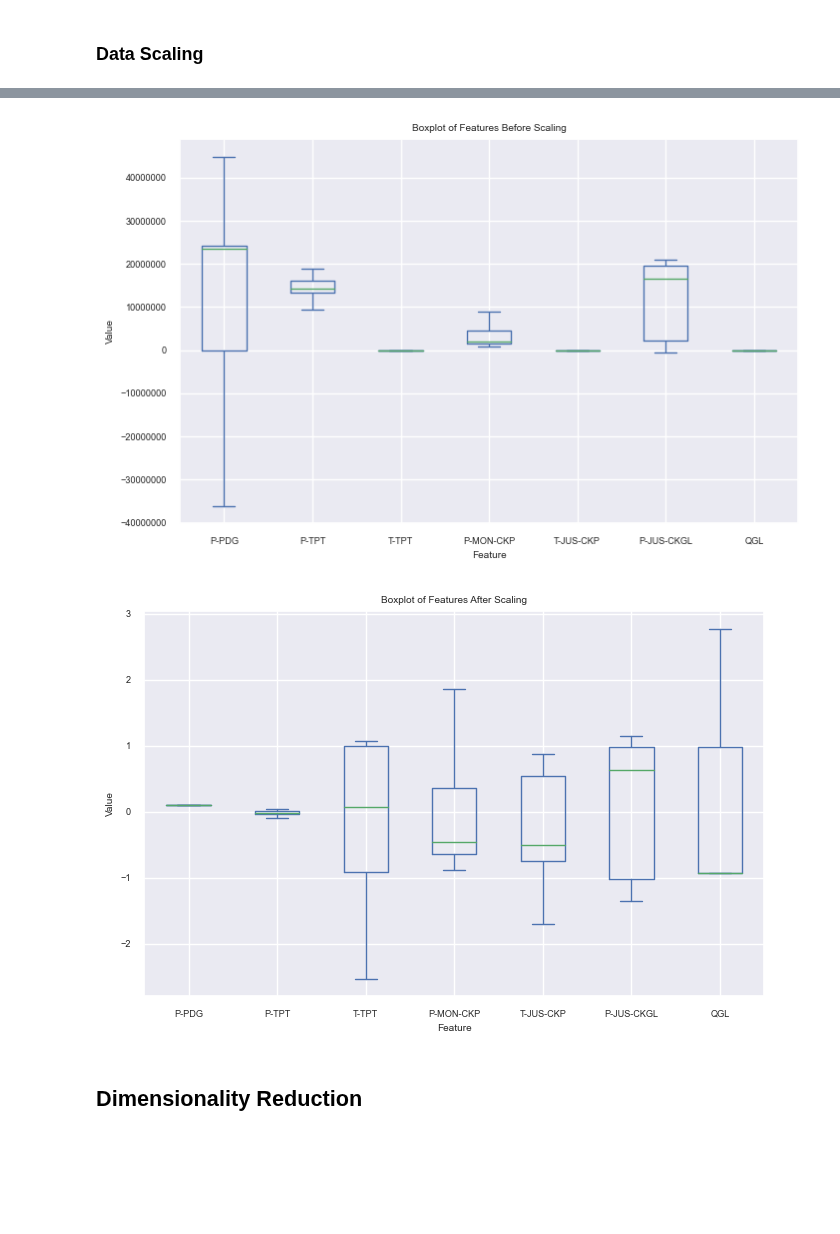
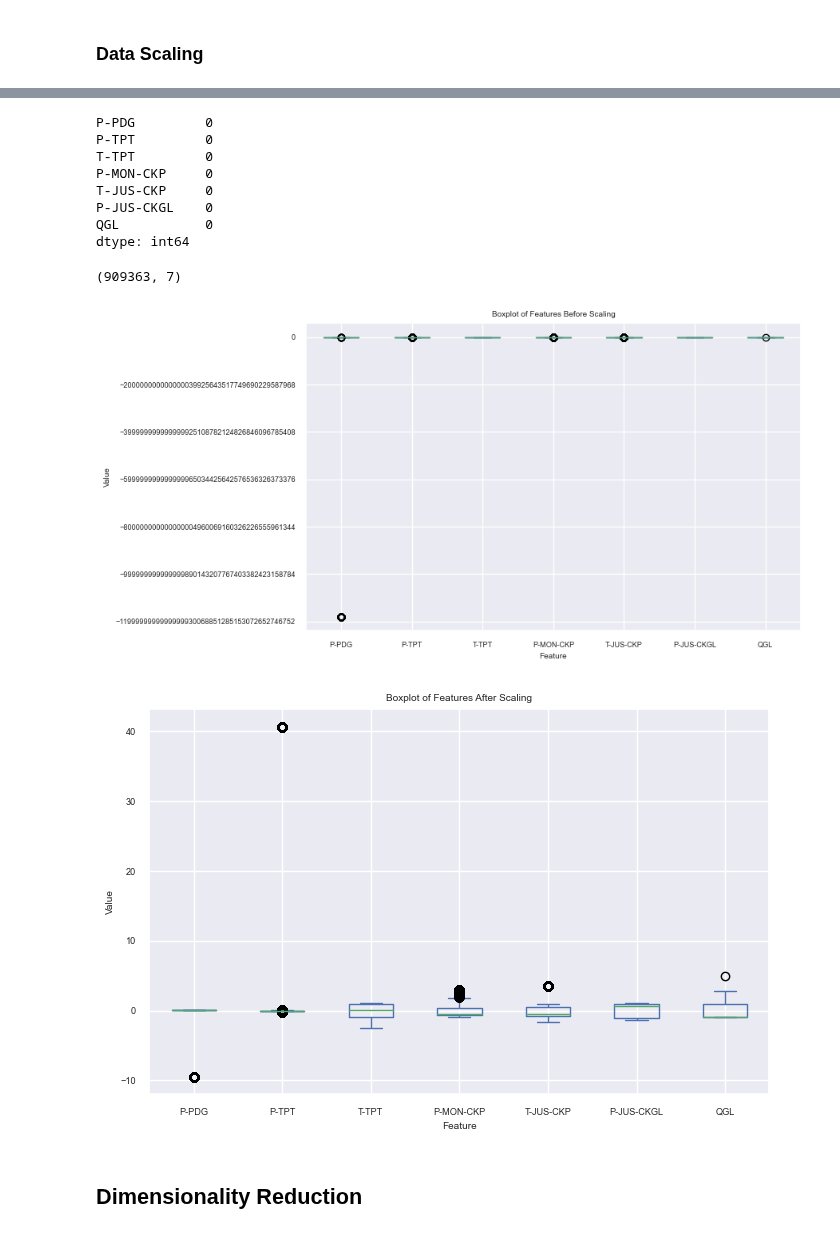
Before and after one commit to RealDyllon/3W-Petrobras, a Jupyter notebook: overviews/_baseline/ExploratoryDataAnalysis.ipynb, the cells around one changed output, grey strips where cells are left out. Saved outputs shown, nothing was run; the diff lists cells and outputs as text; code cells hidden in the pictures; blank space fills up the shorter version.

```diff
--- a/overviews/_baseline/ExploratoryDataAnalysis.ipynb
+++ b/overviews/_baseline/ExploratoryDataAnalysis.ipynb
@@ -465,21 +469,34 @@ X_train.shape
+# %%
+X_train_scaled.isna().sum()
+# %% [output]
+P-PDG         0
+P-TPT         0
+T-TPT         0
+P-MON-CKP     0
+T-JUS-CKP     0
+P-JUS-CKGL    0
+QGL           0
+dtype: int64
+# %%
+X_train.shape
+# %% [output]
+(909363, 7)
 # %%
 # Before Scaling
 
-# columns = ['P-MON-CKP','P-JUS-CKGL','P-PDG','P-TPT']
-X_train.plot(kind='box', figsize=(8, 5), showfliers=False)
+X_train.plot(kind='box', figsize=(8, 5))
 plt.title('Boxplot of Features Before Scaling')
 plt.xlabel('Feature')
 plt.ylabel('Value')
 ax = plt.gca()
 ax.ticklabel_format(style='plain', axis='y', useOffset=False)
 plt.show()
 # %% [output]
-[figure, old version]
+[figure, new version]
 # %%
 # After Scaling
 
-# columns = ['P-MON-CKP','P-JUS-CKGL','P-PDG','P-TPT']
-X_train_scaled.plot(kind='box', figsize=(8, 5), showfliers=False)
+X_train_scaled.plot(kind='box', figsize=(8, 5))
 plt.title('Boxplot of Features After Scaling')
 plt.xlabel('Feature')
 plt.ylabel('Value')
@@ -487,7 +504,7 @@ ax = plt.gca()
 ax.ticklabel_format(style='plain', axis='y', useOffset=False)
 plt.show()
 # %% [output]
-[figure, old version]
+[figure, new version]
 # %% [markdown]
 ## Dimensionality Reduction
 # %%
```
Also changed, not shown: parts of 45 cells of this notebook.
